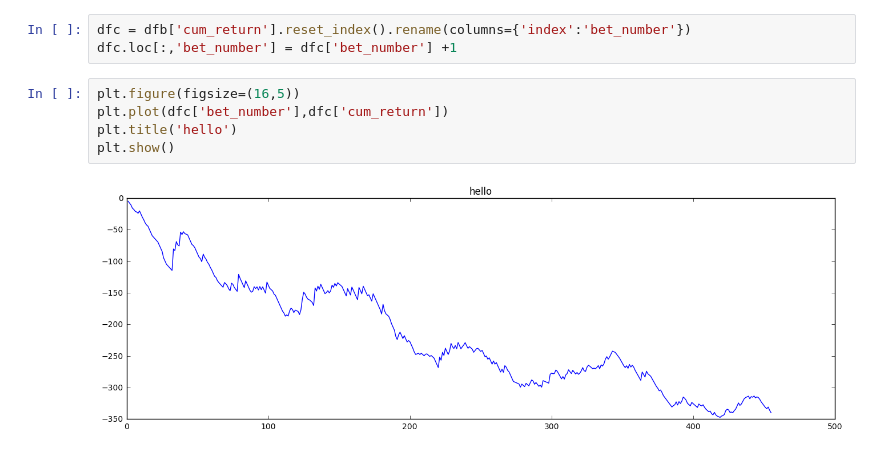
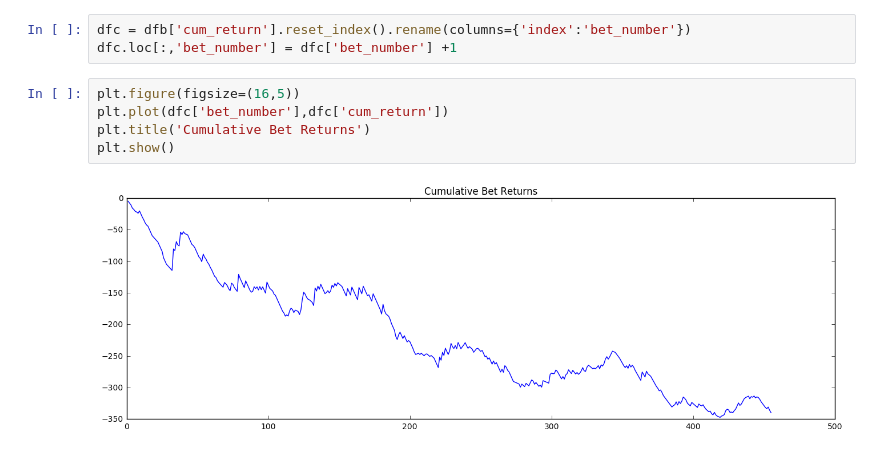
Before and after one commit to rohanswami92/betflare, a Jupyter notebook: Betting.ipynb, the cells around one changed output. Cells and saved outputs as stored; diff of their text form.

```diff
--- a/Betting.ipynb
+++ b/Betting.ipynb
@@ -190,7 +165,7 @@ dfc.loc[:,'bet_number'] = dfc['bet_number'] +1
 # %%
 plt.figure(figsize=(16,5))
 plt.plot(dfc['bet_number'],dfc['cum_return'])
-plt.title('hello')
+plt.title('Cumulative Bet Returns')
 plt.show()
 # %% [output]
-[figure, old version]
+[figure, new version]
```
Also changed, not shown: parts of 6 cells of this notebook.
